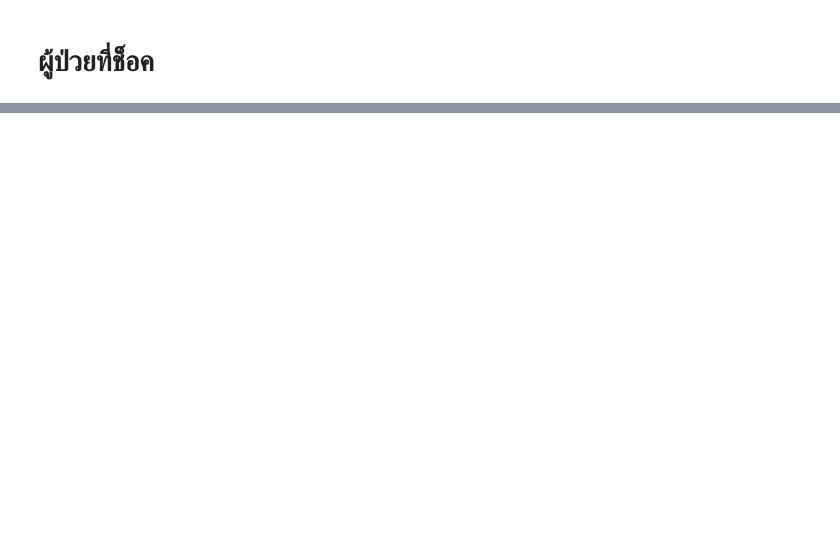
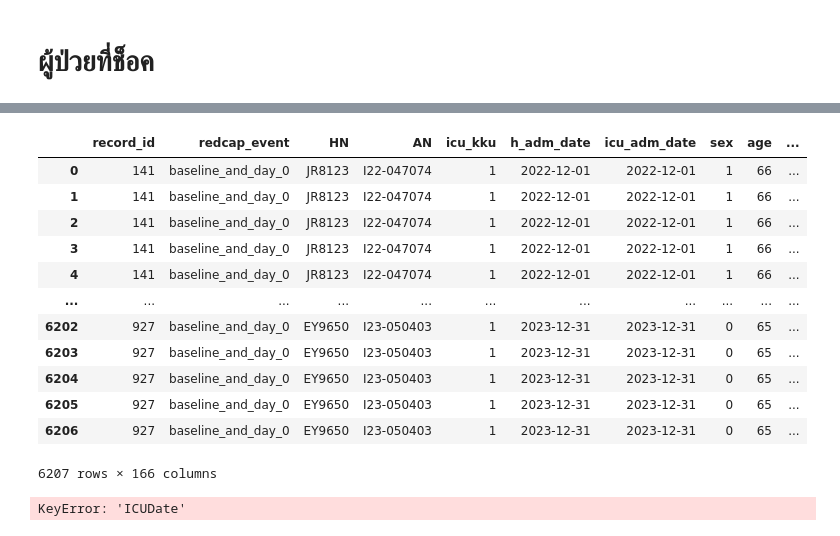
Before and after one commit to Tonry12/Data_joyx2, a Jupyter notebook: mergeSmart_ICU_tonnaw.ipynb, the cells around one changed output, grey strips where cells are left out. Saved outputs shown, nothing was run; the diff lists cells and outputs as text; code cells hidden in the pictures; blank space fills up the shorter version.

```diff
--- a/mergeSmart_ICU_tonnaw.ipynb
+++ b/mergeSmart_ICU_tonnaw.ipynb
@@ -1173,0 +1159,2 @@ See the caveats in the documentation: https://pandas.pydata.org/pandas-docs/stab
+# %%
+tr1 = pd.merge(redcap, snomed, on=['AN','HN'], how='left', suffixes=("","_snomed"), indicator=True)
@@ -1173,0 +1243,22 @@ See the caveats in the documentation: https://pandas.pydata.org/pandas-docs/stab
+# %%
+tr1
+# %% [output]
+|  | record_id | redcap_event | HN | AN | icu_kku | h_adm_date | icu_adm_date | sex | age | ... |
+| 0 | 141 | baseline_and_day_0 | JR8123 | I22-047074 | 1 | 2022-12-01 | 2022-12-01 | 1 | 66 | ... |
+| 1 | 141 | baseline_and_day_0 | JR8123 | I22-047074 | 1 | 2022-12-01 | 2022-12-01 | 1 | 66 | ... |
+| 2 | 141 | baseline_and_day_0 | JR8123 | I22-047074 | 1 | 2022-12-01 | 2022-12-01 | 1 | 66 | ... |
+| 3 | 141 | baseline_and_day_0 | JR8123 | I22-047074 | 1 | 2022-12-01 | 2022-12-01 | 1 | 66 | ... |
+| 4 | 141 | baseline_and_day_0 | JR8123 | I22-047074 | 1 | 2022-12-01 | 2022-12-01 | 1 | 66 | ... |
+| ... | ... | ... | ... | ... | ... | ... | ... | ... | ... | ... |
+| 6202 | 927 | baseline_and_day_0 | EY9650 | I23-050403 | 1 | 2023-12-31 | 2023-12-31 | 0 | 65 | ... |
+| 6203 | 927 | baseline_and_day_0 | EY9650 | I23-050403 | 1 | 2023-12-31 | 2023-12-31 | 0 | 65 | ... |
+| 6204 | 927 | baseline_and_day_0 | EY9650 | I23-050403 | 1 | 2023-12-31 | 2023-12-31 | 0 | 65 | ... |
+| 6205 | 927 | baseline_and_day_0 | EY9650 | I23-050403 | 1 | 2023-12-31 | 2023-12-31 | 0 | 65 | ... |
+| 6206 | 927 | baseline_and_day_0 | EY9650 | I23-050403 | 1 | 2023-12-31 | 2023-12-31 | 0 | 65 | ... |
+6207 rows × 166 columns
+# %%
+tr2 = pd.merge(tr1, intake_output,
+              on=['AdmissionID',  'ICUDate'],
+              how='right', suffixes=("","_io"), indicator='exist0')
+# %% [output]
+KeyError: 'ICUDate'
```
Also changed, not shown: parts of 29 cells of this notebook.
